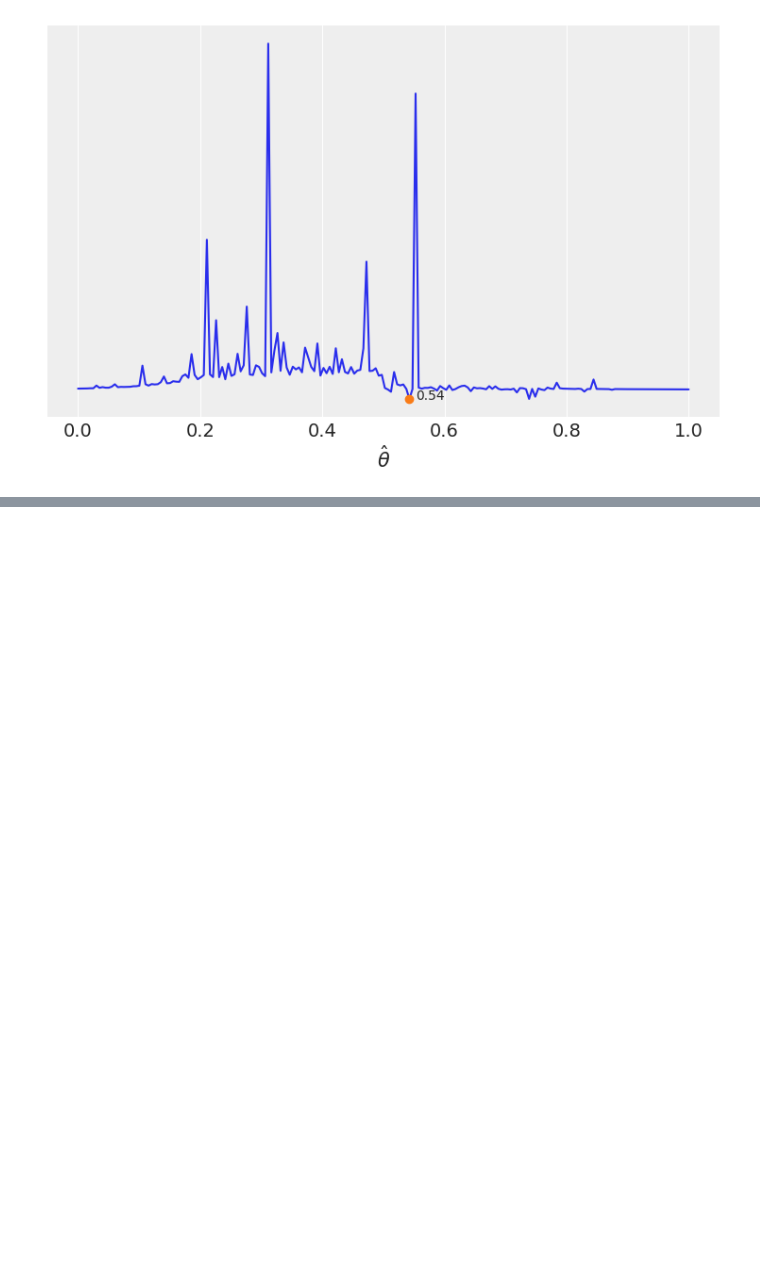
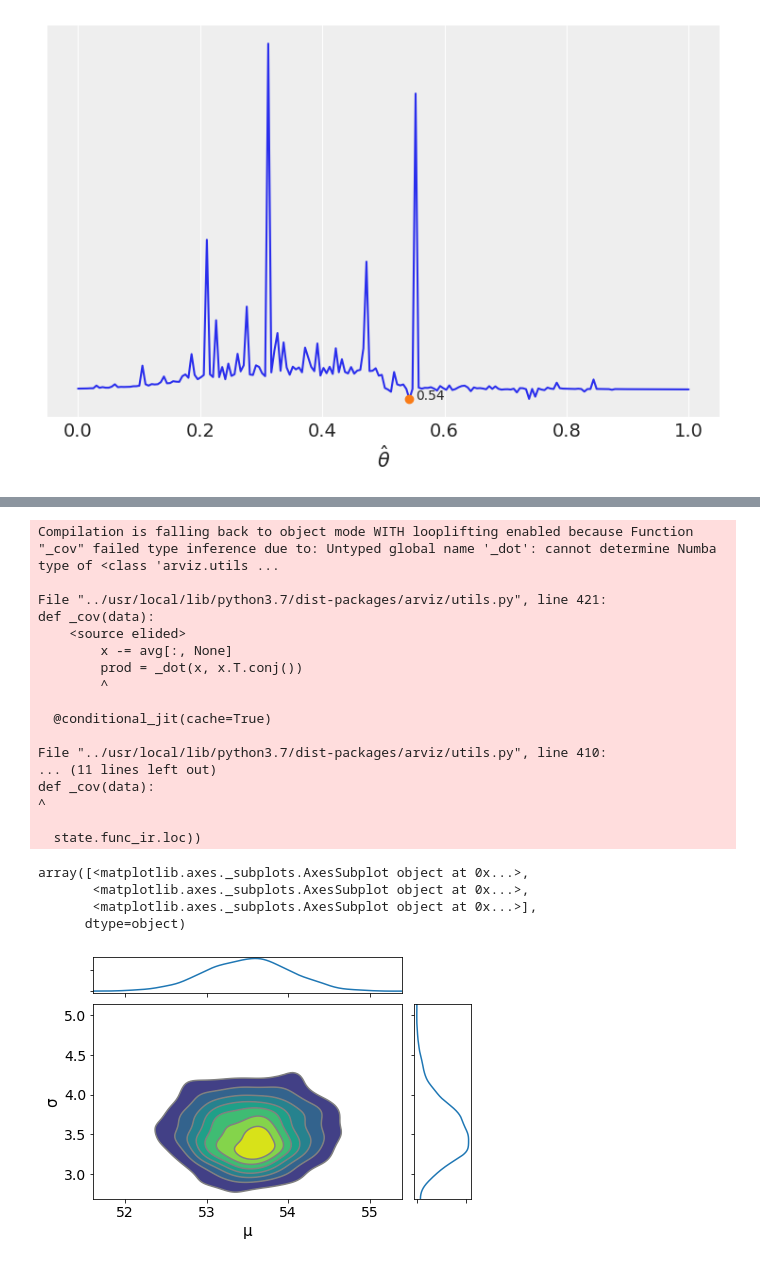
Before and after one commit to ShankarChavan/Bayesian_Analysis_python, a Jupyter notebook: Chapter_2.ipynb, the cells around one changed output, grey strips where cells are left out. Saved outputs shown, nothing was run; the diff lists cells and outputs as text; code cells hidden in the pictures; blank space fills up the shorter version.

```diff
--- a/Chapter_2.ipynb
+++ b/Chapter_2.ipynb
@@ -90,0 +120,25 @@ Text(0.5, 0, '$\\hat \\theta$')
+# %%
+az.plot_joint(trace_g, kind='kde', fill_last=False)
+# %% [output]
+Compilation is falling back to object mode WITH looplifting enabled because Function "_cov" failed type inference due to: Untyped global name '_dot': cannot determine Numba type of <class 'arviz.utils ...
+
+File "../usr/local/lib/python3.7/dist-packages/arviz/utils.py", line 421:
+def _cov(data):
+    <source elided>
+        x -= avg[:, None]
+        prod = _dot(x, x.T.conj())
+        ^
+
+  @conditional_jit(cache=True)
+
+File "../usr/local/lib/python3.7/dist-packages/arviz/utils.py", line 410:
+... (11 lines left out)
+def _cov(data):
+^
+
+  state.func_ir.loc))
+array([<matplotlib.axes._subplots.AxesSubplot object at 0x...>,
+       <matplotlib.axes._subplots.AxesSubplot object at 0x...>,
+       <matplotlib.axes._subplots.AxesSubplot object at 0x...>],
+      dtype=object)
+[figure, added]
```
Also changed, not shown: parts of 23 cells of this notebook.
